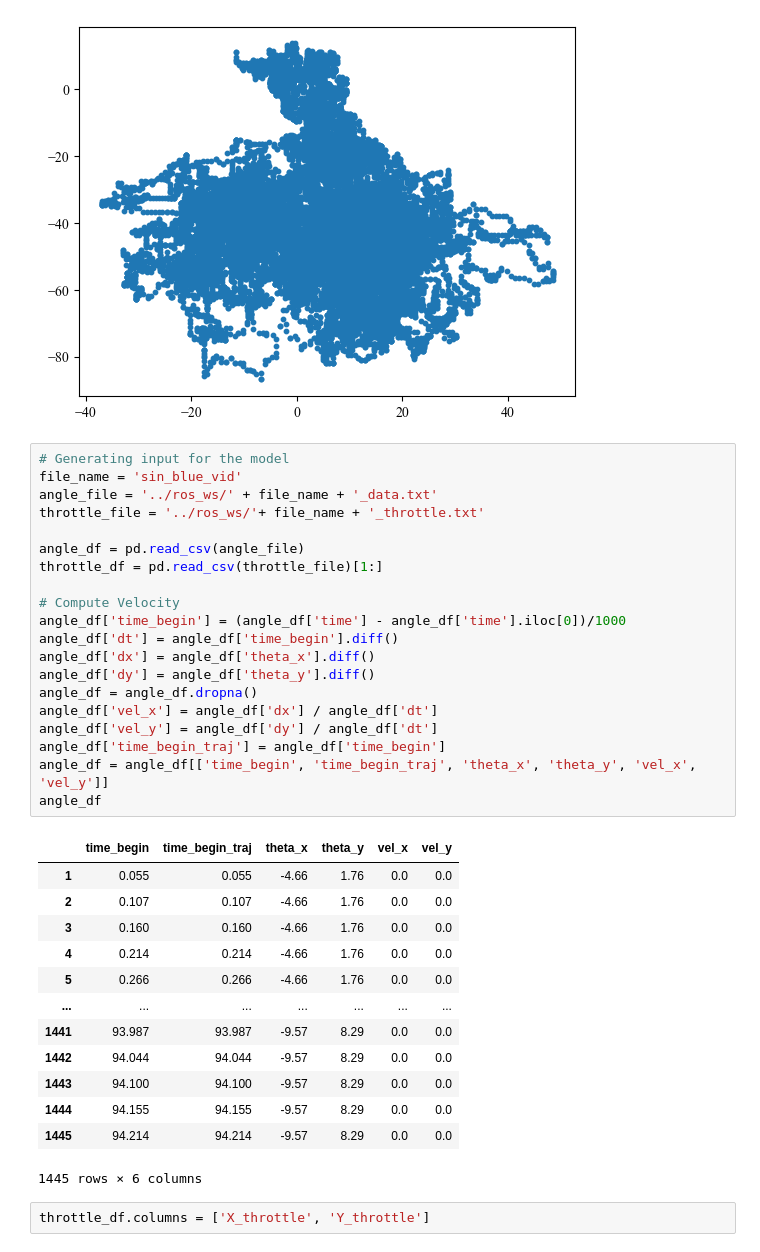
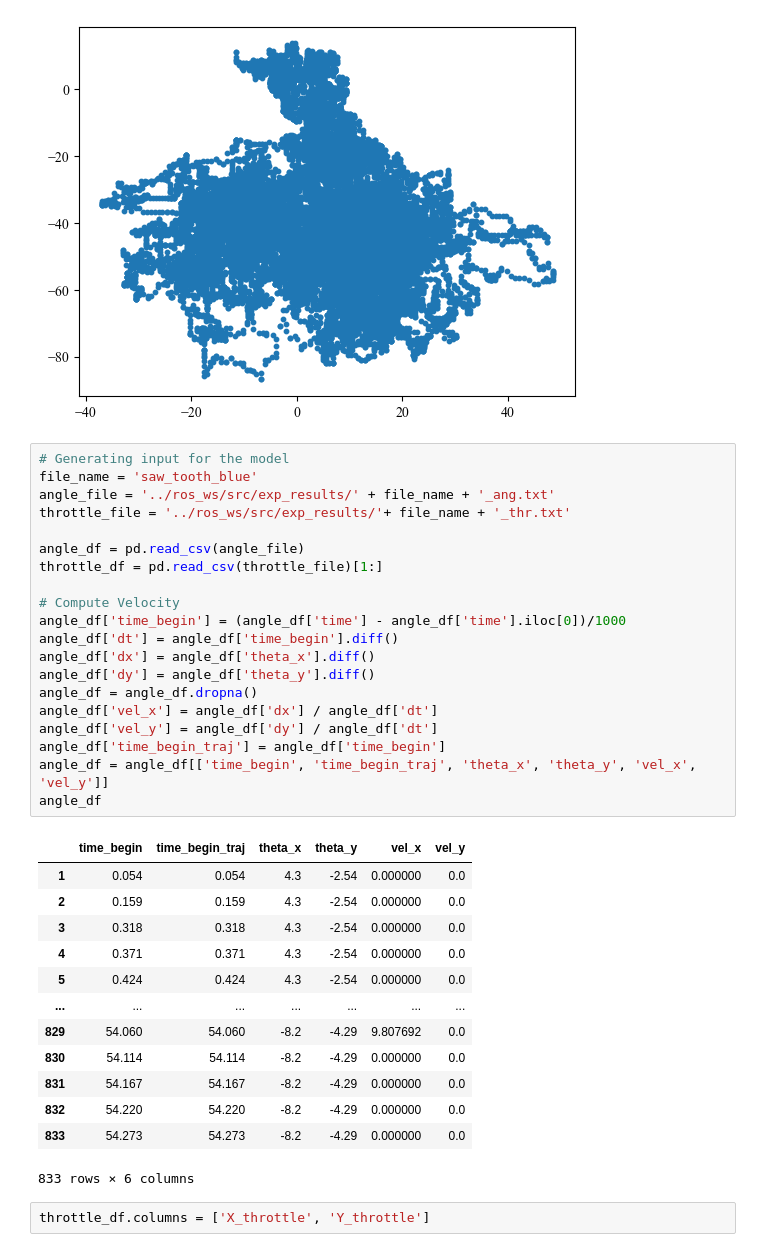
Before and after one commit to ansue1234/RobLimbFK, a Jupyter notebook: notebooks/gen_paper_figure.ipynb, the cells around one changed output. Saved outputs shown, nothing was run; the diff lists cells and outputs as text.

Commit message:
got blue

```diff
--- a/notebooks/gen_paper_figure.ipynb
+++ b/notebooks/gen_paper_figure.ipynb
@@ -62,38 +62,38 @@ plt.scatter(df_random['theta_x'], df_random['theta_y'], label='Random', s=10)
 [figure]
 # %%
 # Generating input for the model
-file_name = 'sin_blue_vid'
-angle_file = '../ros_ws/' + file_name + '_data.txt'
-throttle_file = '../ros_ws/'+ file_name + '_throttle.txt'
+file_name = 'saw_tooth_blue'
+angle_file = '../ros_ws/src/exp_results/' + file_name + '_ang.txt'
+throttle_file = '../ros_ws/src/exp_results/'+ file_name + '_thr.txt'
 
 angle_df = pd.read_csv(angle_file)
 throttle_df = pd.read_csv(throttle_file)[1:]
 
 # Compute Velocity
 angle_df['time_begin'] = (angle_df['time'] - angle_df['time'].iloc[0])/1000
 angle_df['dt'] = angle_df['time_begin'].diff()
 angle_df['dx'] = angle_df['theta_x'].diff()
 angle_df['dy'] = angle_df['theta_y'].diff()
 angle_df = angle_df.dropna()
 angle_df['vel_x'] = angle_df['dx'] / angle_df['dt']
 angle_df['vel_y'] = angle_df['dy'] / angle_df['dt']
 angle_df['time_begin_traj'] = angle_df['time_begin']
 angle_df = angle_df[['time_begin', 'time_begin_traj', 'theta_x', 'theta_y', 'vel_x', 'vel_y']]
 angle_df
 # %% [output]
 |  | time_begin | time_begin_traj | theta_x | theta_y | vel_x | vel_y |
-| 1 | 0.055 | 0.055 | -4.66 | 1.76 | 0.0 | 0.0 |
-| 2 | 0.107 | 0.107 | -4.66 | 1.76 | 0.0 | 0.0 |
-| 3 | 0.160 | 0.160 | -4.66 | 1.76 | 0.0 | 0.0 |
-| 4 | 0.214 | 0.214 | -4.66 | 1.76 | 0.0 | 0.0 |
-| 5 | 0.266 | 0.266 | -4.66 | 1.76 | 0.0 | 0.0 |
+| 1 | 0.054 | 0.054 | 4.3 | -2.54 | 0.000000 | 0.0 |
+| 2 | 0.159 | 0.159 | 4.3 | -2.54 | 0.000000 | 0.0 |
+| 3 | 0.318 | 0.318 | 4.3 | -2.54 | 0.000000 | 0.0 |
+| 4 | 0.371 | 0.371 | 4.3 | -2.54 | 0.000000 | 0.0 |
+| 5 | 0.424 | 0.424 | 4.3 | -2.54 | 0.000000 | 0.0 |
 | ... | ... | ... | ... | ... | ... | ... |
-| 1441 | 93.987 | 93.987 | -9.57 | 8.29 | 0.0 | 0.0 |
-| 1442 | 94.044 | 94.044 | -9.57 | 8.29 | 0.0 | 0.0 |
-| 1443 | 94.100 | 94.100 | -9.57 | 8.29 | 0.0 | 0.0 |
-| 1444 | 94.155 | 94.155 | -9.57 | 8.29 | 0.0 | 0.0 |
-| 1445 | 94.214 | 94.214 | -9.57 | 8.29 | 0.0 | 0.0 |
+| 829 | 54.060 | 54.060 | -8.2 | -4.29 | 9.807692 | 0.0 |
+| 830 | 54.114 | 54.114 | -8.2 | -4.29 | 0.000000 | 0.0 |
+| 831 | 54.167 | 54.167 | -8.2 | -4.29 | 0.000000 | 0.0 |
+| 832 | 54.220 | 54.220 | -8.2 | -4.29 | 0.000000 | 0.0 |
+| 833 | 54.273 | 54.273 | -8.2 | -4.29 | 0.000000 | 0.0 |
-1445 rows × 6 columns
+833 rows × 6 columns
 # %%
 throttle_df.columns = ['X_throttle', 'Y_throttle']
 # %%
```
Also changed, not shown: parts of 1 cell of this notebook, 3 other files.
